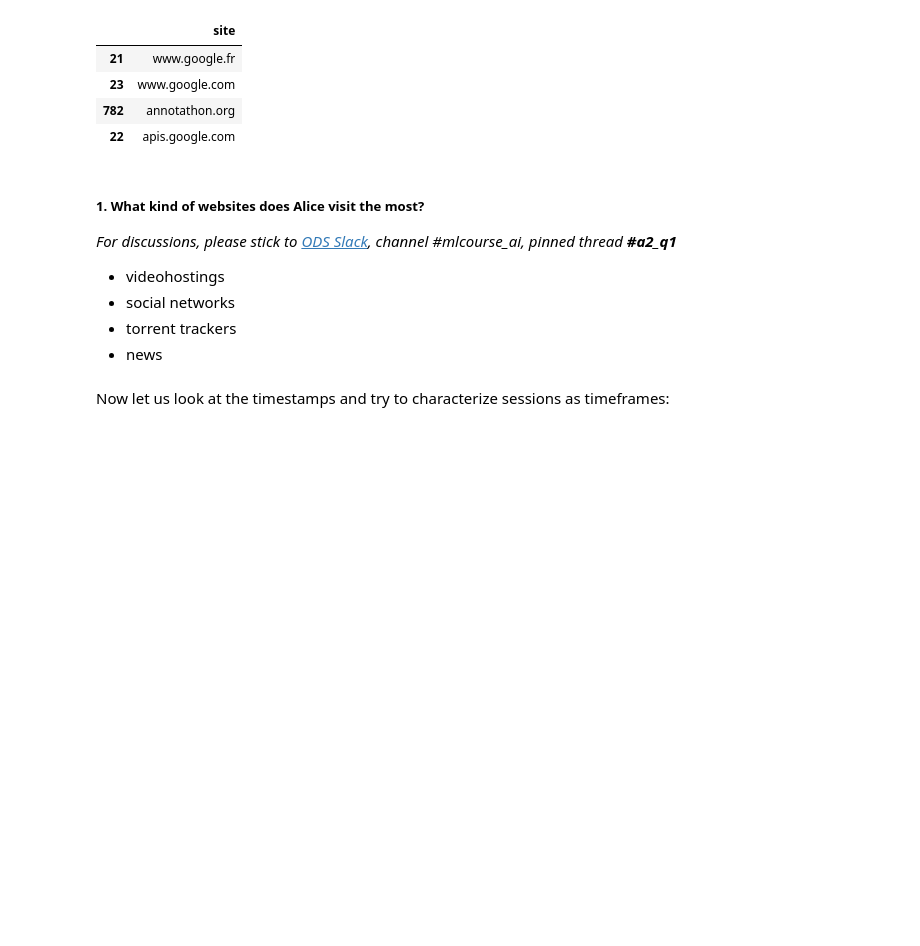
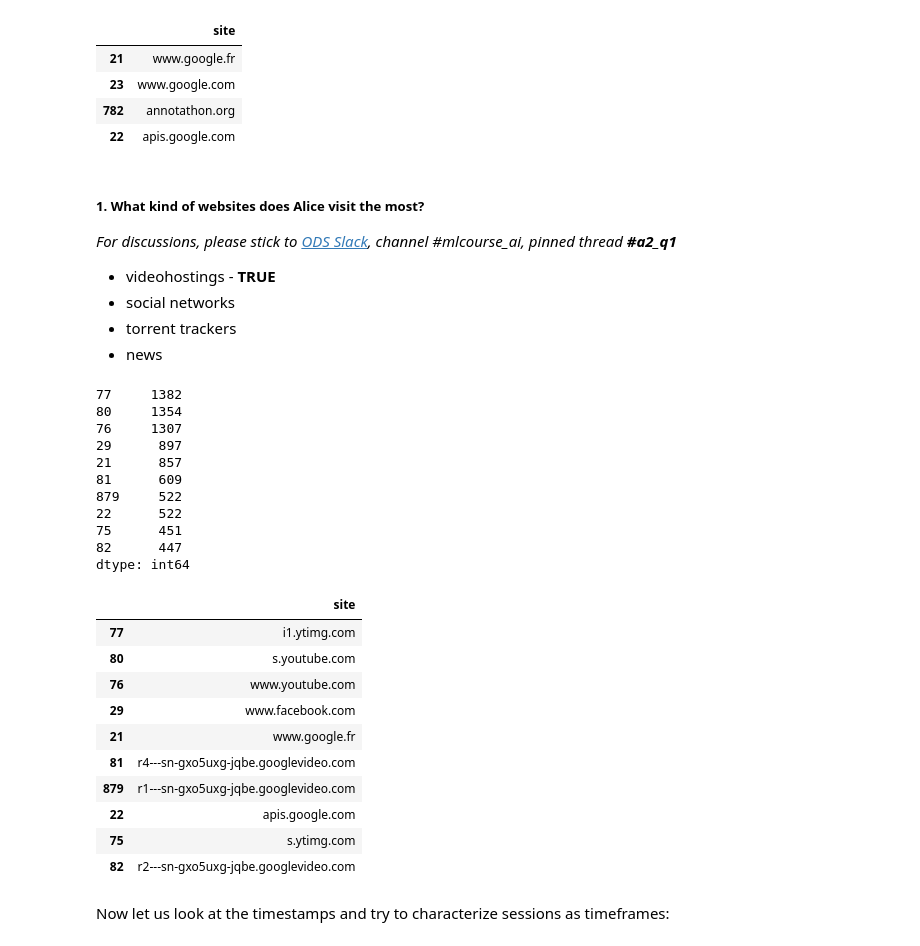
Before and after one commit to lavandosovich/ods_course, a Jupyter notebook: assignment2_part1_alice_logistic_regression.ipynb, the cells around one changed output. Drawn from its saved outputs; the diff is of its cells as text; code cells hidden in the pictures; blank space fills up the shorter version.

```diff
--- a/assignment2_part1_alice_logistic_regression.ipynb
+++ b/assignment2_part1_alice_logistic_regression.ipynb
@@ -77,9 +77,9 @@ First, read the training and test sets. Then we'll explore the data in hand and
 # %%
 # Read the training and test data sets, change paths if needed
 times = ['time%s' % i for i in range(1, 11)]
-train_df = pd.read_csv('../../data/train_sessions.csv',
+train_df = pd.read_csv('./train_sessions.csv',
                        index_col='session_id', parse_dates=times)
-test_df = pd.read_csv('../../data/test_sessions.csv',
+test_df = pd.read_csv('./test_sessions.csv',
                       index_col='session_id', parse_dates=times)
 
 # Sort the data by time
@@ -116,7 +116,7 @@ train_df[sites] = train_df[sites].fillna(0).astype(np.uint16)
 test_df[sites] = test_df[sites].fillna(0).astype(np.uint16)
 
 # Load websites dictionary
-with open(r"../../data/site_dic.pkl", "rb") as input_file:
+with open(r"./site_dic.pkl", "rb") as input_file:
     site_dict = pickle.load(input_file)
 
 # Create dataframe for the dictionary
@@ -158,7 +160,7 @@ dtype: int64
 ##### 1. What kind of websites does Alice visit the most?
 *For discussions, please stick to [ODS Slack](https://opendatascience.slack.com/), channel #mlcourse_ai, pinned thread __#a2_q1__*
 
-- videohostings
+- videohostings - __TRUE__
 - social networks
 - torrent trackers
 - news
@@ -167,3 +167,42 @@ dtype: int64
+# %%
+# You code here
+alice_sessions = train_df[train_df['target'] == 1]
+
+alice_top_sites = (pd.Series(
+        alice_sessions[sites]
+        .values
+        .flatten()
+    )
+    .value_counts()
+    .sort_values(ascending=False)
+    .head(10)
+)
+
+print(alice_top_sites)
+sites_dict.loc[alice_top_sites.index]
+# %% [output]
+77     1382
+80     1354
+76     1307
+29      897
+21      857
+81      609
+879     522
+22      522
+75      451
+82      447
+dtype: int64
+|  | site |
+| 77 | i1.ytimg.com |
+| 80 | s.youtube.com |
+| 76 | www.youtube.com |
+| 29 | www.facebook.com |
+| 21 | www.google.fr |
+| 81 | r4---sn-gxo5uxg-jqbe.googlevideo.com |
+| 879 | r1---sn-gxo5uxg-jqbe.googlevideo.com |
+| 22 | apis.google.com |
+| 75 | s.ytimg.com |
+| 82 | r2---sn-gxo5uxg-jqbe.googlevideo.com |
 # %% [markdown]
 Now let us look at the timestamps and try to characterize sessions as timeframes:
 # %%
```
Also changed, not shown: parts of 5 cells of this notebook.
